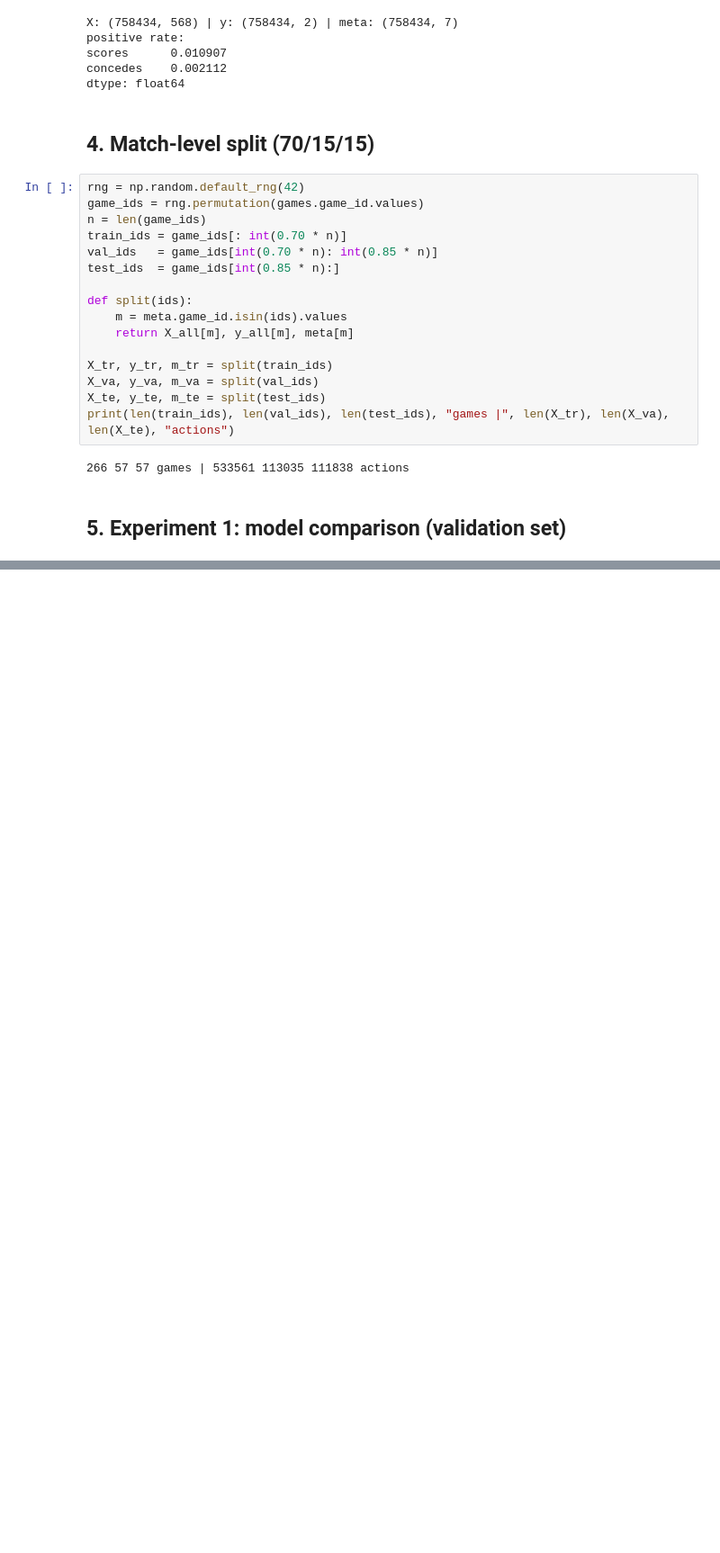
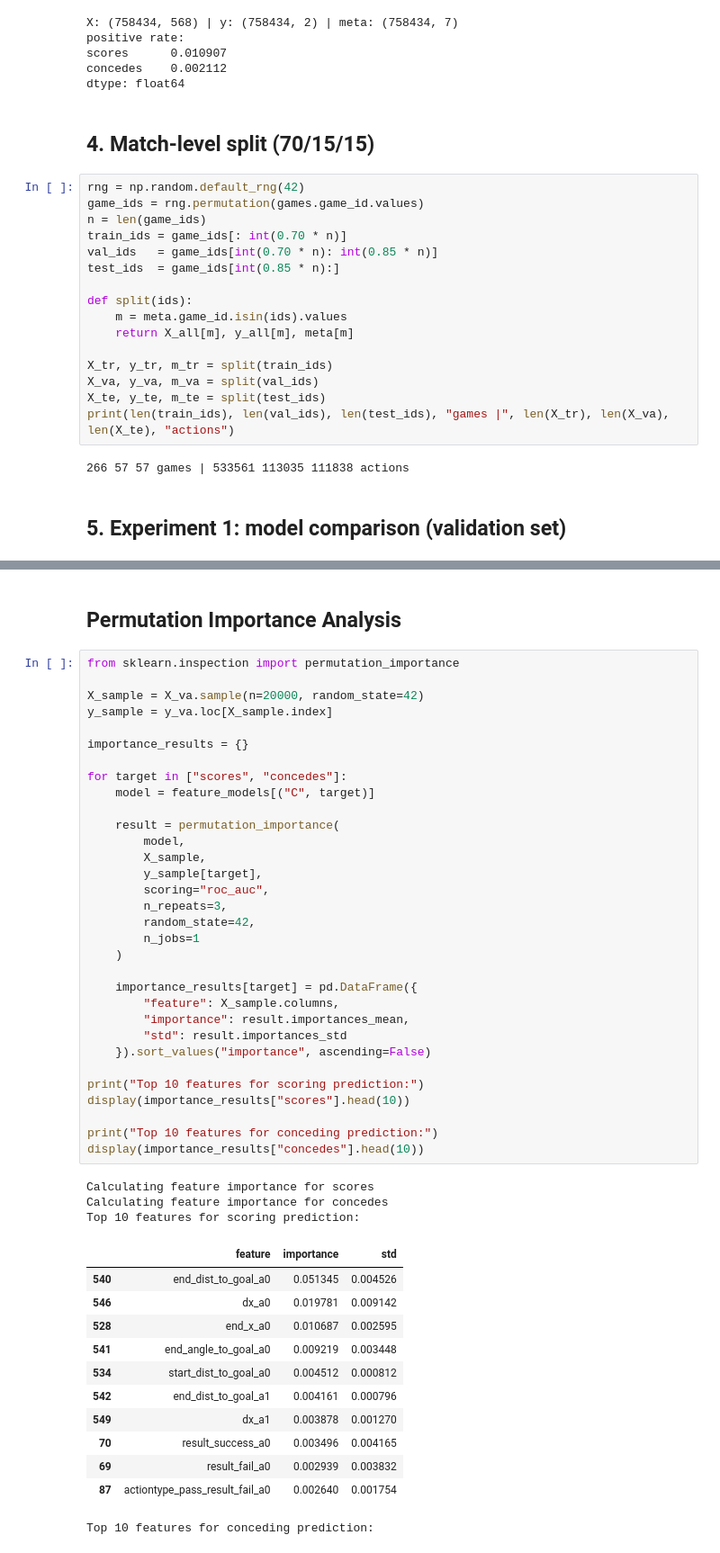
Before and after one commit to koushikvasa-code/soccer-action-valuation, a Jupyter notebook: soccer_action_valuation.ipynb, the cells around one changed output, grey strips where cells are left out. Shown at 90% size. Saved outputs shown, nothing was run; the diff lists cells and outputs as text; blank space fills up the shorter version.

```diff
--- a/soccer_action_valuation.ipynb
+++ b/soccer_action_valuation.ipynb
@@ -249,0 +378,50 @@ val_results
+# %% [markdown]
+## Permutation Importance Analysis
+# %%
+from sklearn.inspection import permutation_importance
+
+X_sample = X_va.sample(n=20000, random_state=42)
+y_sample = y_va.loc[X_sample.index]
+
+importance_results = {}
+
+for target in ["scores", "concedes"]:
+    model = feature_models[("C", target)]
+
+    result = permutation_importance(
+        model,
+        X_sample,
+        y_sample[target],
+        scoring="roc_auc",
+        n_repeats=3,
+        random_state=42,
+        n_jobs=1
+    )
+
+    importance_results[target] = pd.DataFrame({
+        "feature": X_sample.columns,
+        "importance": result.importances_mean,
+        "std": result.importances_std
+    }).sort_values("importance", ascending=False)
+
+print("Top 10 features for scoring prediction:")
+display(importance_results["scores"].head(10))
+
+print("Top 10 features for conceding prediction:")
+display(importance_results["concedes"].head(10))
+# %% [output]
+Calculating feature importance for scores
+Calculating feature importance for concedes
+Top 10 features for scoring prediction:
+|  | feature | importance | std |
+| 540 | end_dist_to_goal_a0 | 0.051345 | 0.004526 |
+| 546 | dx_a0 | 0.019781 | 0.009142 |
+| 528 | end_x_a0 | 0.010687 | 0.002595 |
+| 541 | end_angle_to_goal_a0 | 0.009219 | 0.003448 |
+| 534 | start_dist_to_goal_a0 | 0.004512 | 0.000812 |
+| 542 | end_dist_to_goal_a1 | 0.004161 | 0.000796 |
+| 549 | dx_a1 | 0.003878 | 0.001270 |
+| 70 | result_success_a0 | 0.003496 | 0.004165 |
+| 69 | result_fail_a0 | 0.002939 | 0.003832 |
+| 87 | actiontype_pass_result_fail_a0 | 0.002640 | 0.001754 |
+Top 10 features for conceding prediction:
```
Also changed, not shown: parts of 13 cells of this notebook.
